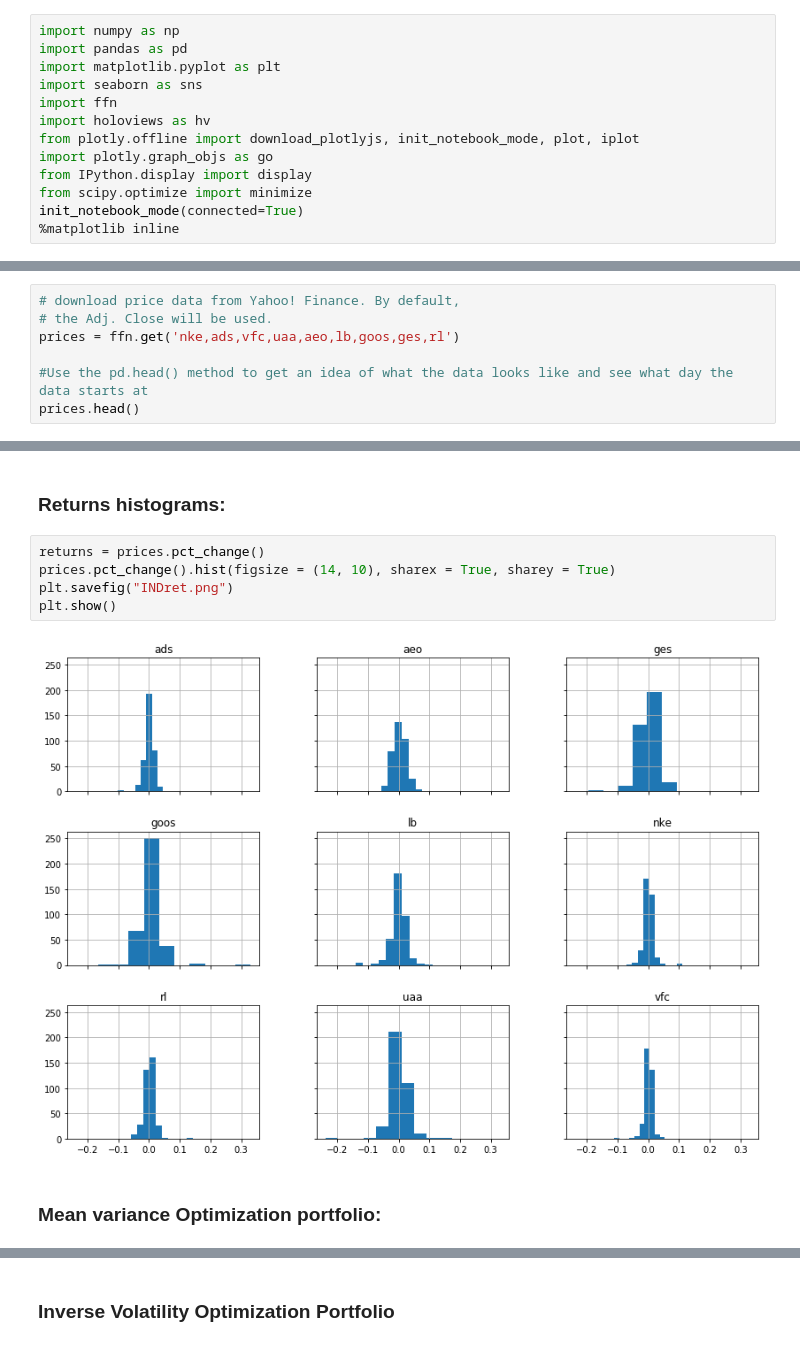
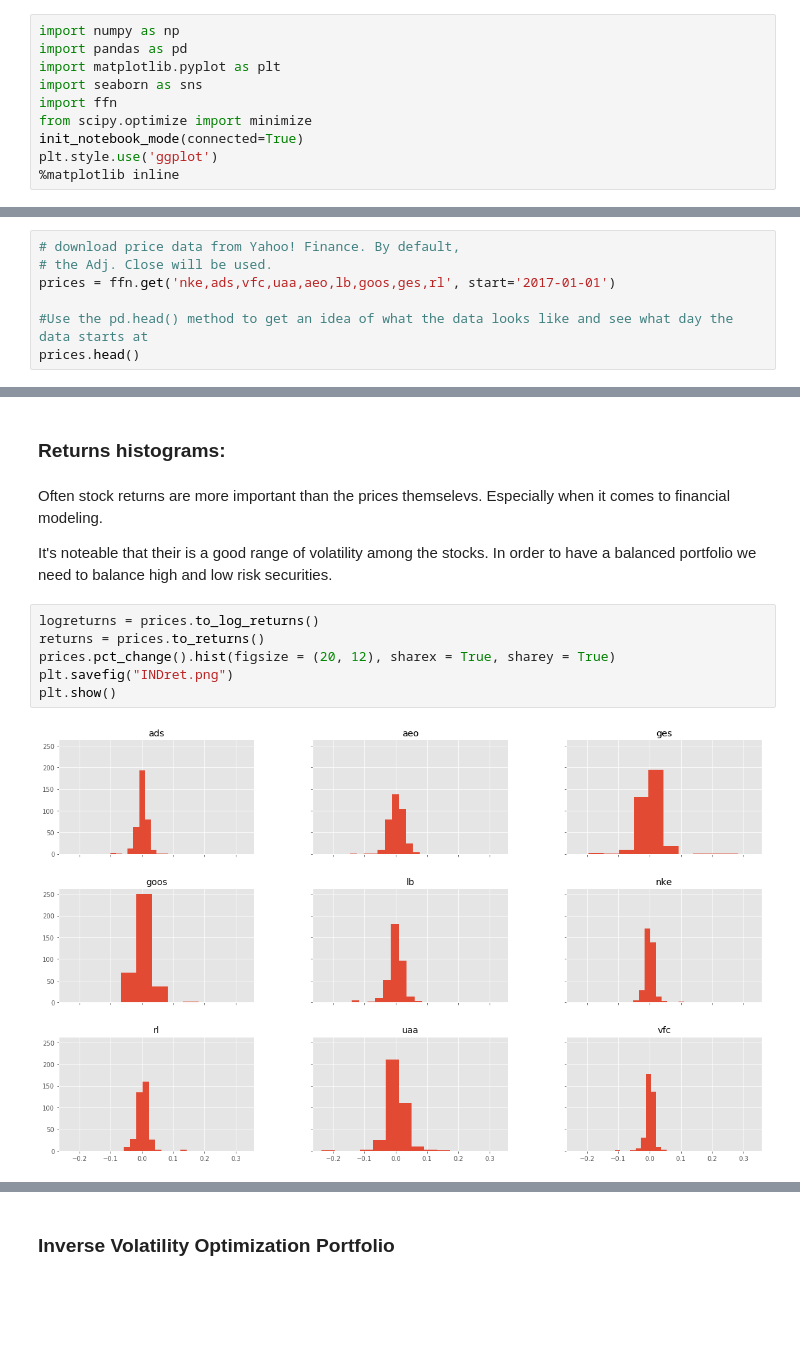
Before and after one commit to crocker456/stocks-, a Jupyter notebook: PortfolioCumulativeReturnForecasts.ipynb, the cells around one changed output, grey strips where cells are left out. Saved outputs shown, nothing was run; the diff lists cells and outputs as text; blank space fills up the shorter version.

```diff
--- a/PortfolioCumulativeReturnForecasts.ipynb
+++ b/PortfolioCumulativeReturnForecasts.ipynb
@@ -9,11 +9,8 @@ import pandas as pd
 import matplotlib.pyplot as plt
 import seaborn as sns
 import ffn
-import holoviews as hv
-from plotly.offline import download_plotlyjs, init_notebook_mode, plot, iplot
-import plotly.graph_objs as go
-from IPython.display import display
 from scipy.optimize import minimize
 init_notebook_mode(connected=True)
+plt.style.use('ggplot')
 %matplotlib inline
 # %% [markdown]
@@ -21,7 +18,7 @@ Using the ffn library to pull in daily stock data.  If the code returns an error
 # %%
 # download price data from Yahoo! Finance. By default,
 # the Adj. Close will be used.
-prices = ffn.get('nke,ads,vfc,uaa,aeo,lb,goos,ges,rl')
+prices = ffn.get('nke,ads,vfc,uaa,aeo,lb,goos,ges,rl', start='2017-01-01')
 
 #Use the pd.head() method to get an idea of what the data looks like and see what day the data starts at
 prices.head()
@@ -36,11 +53,14 @@ prices.head()
 # %% [markdown]
 ### Returns histograms:
+# %% [markdown]
+Often stock returns are more important than the prices themselevs.  Especially when it comes to financial modeling.
+
+It's noteable that their is a good range of volatility among the stocks.  In order to have a balanced portfolio we need to balance high and low risk securities.
 # %%
-returns = prices.pct_change()
-prices.pct_change().hist(figsize = (14, 10), sharex = True, sharey = True)
+logreturns = prices.to_log_returns()
+returns = prices.to_returns()
+prices.pct_change().hist(figsize = (20, 12), sharex = True, sharey = True)
 plt.savefig("INDret.png")
 plt.show()
 # %% [output]
-[figure, old version]
+[figure, new version]
-# %% [markdown]
-### Mean variance Optimization portfolio:
```
Also changed, not shown: parts of 25 cells of this notebook, 14 other files.
